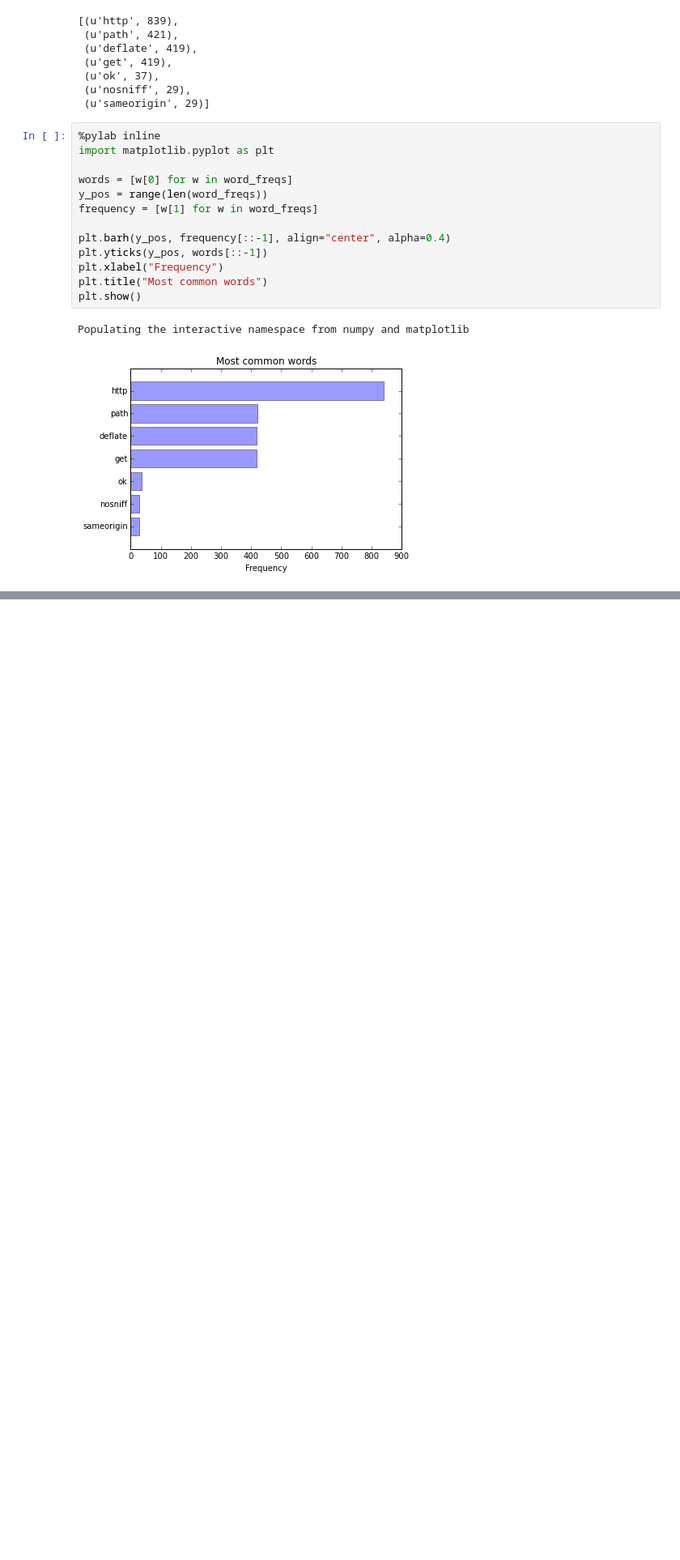
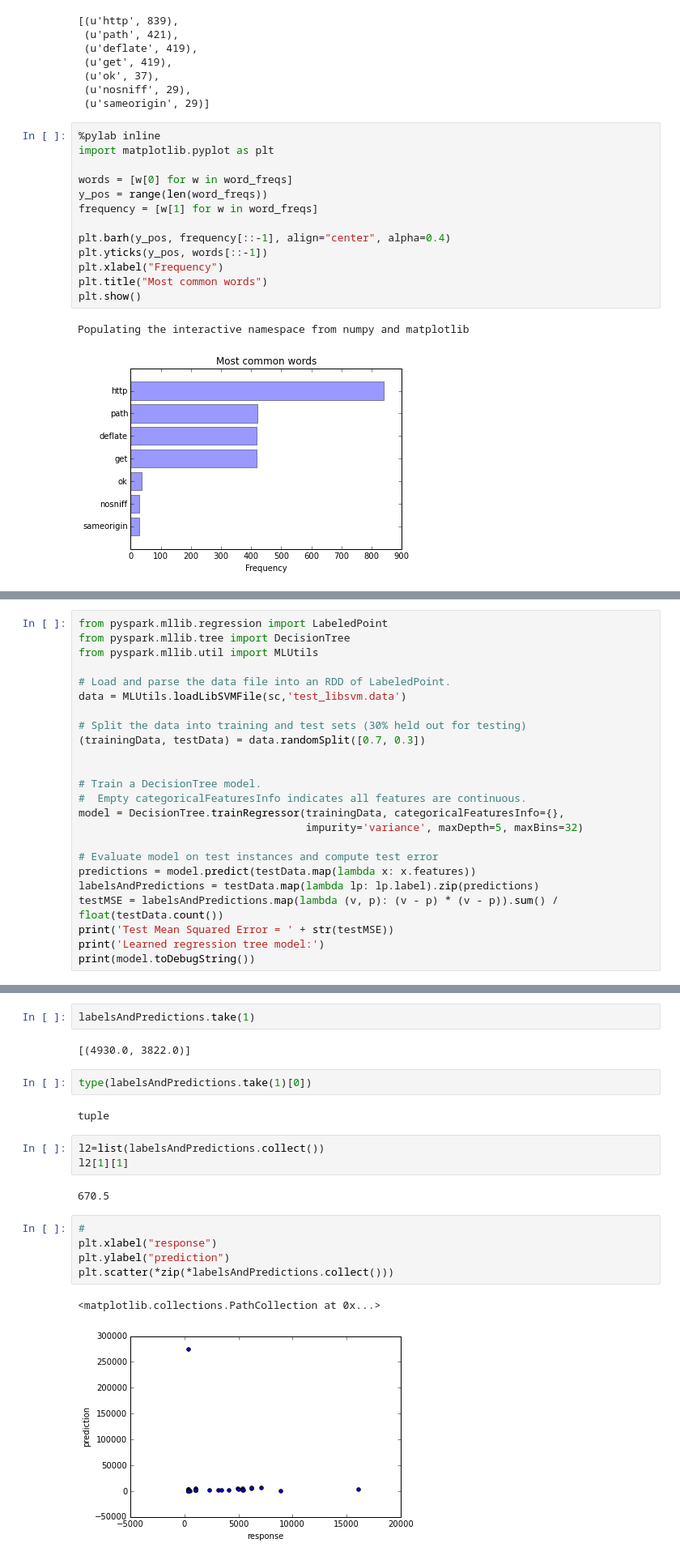
Before and after one commit to wangwf/Codes, a Jupyter notebook: spark/spark-ex.ipynb, the cells around one changed output, grey strips where cells are left out. Shown at 81% size. Saved outputs shown, nothing was run; the diff lists cells and outputs as text; blank space fills up the shorter version.

```diff
--- a/spark/spark-ex.ipynb
+++ b/spark/spark-ex.ipynb
@@ -290,0 +389,24 @@ Py4JJavaError: An error occurred while calling o637.collectPartitions.
+# %%
+from pyspark.mllib.regression import LabeledPoint
+from pyspark.mllib.tree import DecisionTree
+from pyspark.mllib.util import MLUtils
+
+# Load and parse the data file into an RDD of LabeledPoint.
+data = MLUtils.loadLibSVMFile(sc,'test_libsvm.data')
+
+# Split the data into training and test sets (30% held out for testing)
+(trainingData, testData) = data.randomSplit([0.7, 0.3])
+
+
+# Train a DecisionTree model.
+#  Empty categoricalFeaturesInfo indicates all features are continuous.
+model = DecisionTree.trainRegressor(trainingData, categoricalFeaturesInfo={},
+                                    impurity='variance', maxDepth=5, maxBins=32)
+
+# Evaluate model on test instances and compute test error
+predictions = model.predict(testData.map(lambda x: x.features))
+labelsAndPredictions = testData.map(lambda lp: lp.label).zip(predictions)
+testMSE = labelsAndPredictions.map(lambda (v, p): (v - p) * (v - p)).sum() / float(testData.count())
+print('Test Mean Squared Error = ' + str(testMSE))
+print('Learned regression tree model:')
+print(model.toDebugString())
@@ -290,0 +437,21 @@ Py4JJavaError: An error occurred while calling o637.collectPartitions.
+# %%
+labelsAndPredictions.take(1)
+# %% [output]
+[(4930.0, 3822.0)]
+# %%
+type(labelsAndPredictions.take(1)[0])
+# %% [output]
+tuple
+# %%
+l2=list(labelsAndPredictions.collect())
+l2[1][1]
+# %% [output]
+670.5
+# %%
+#
+plt.xlabel("response")
+plt.ylabel("prediction")
+plt.scatter(*zip(*labelsAndPredictions.collect()))
+# %% [output]
+<matplotlib.collections.PathCollection at 0x...>
+[figure, added]
```
Also changed, not shown: parts of 29 cells of this notebook, 3 other files.
